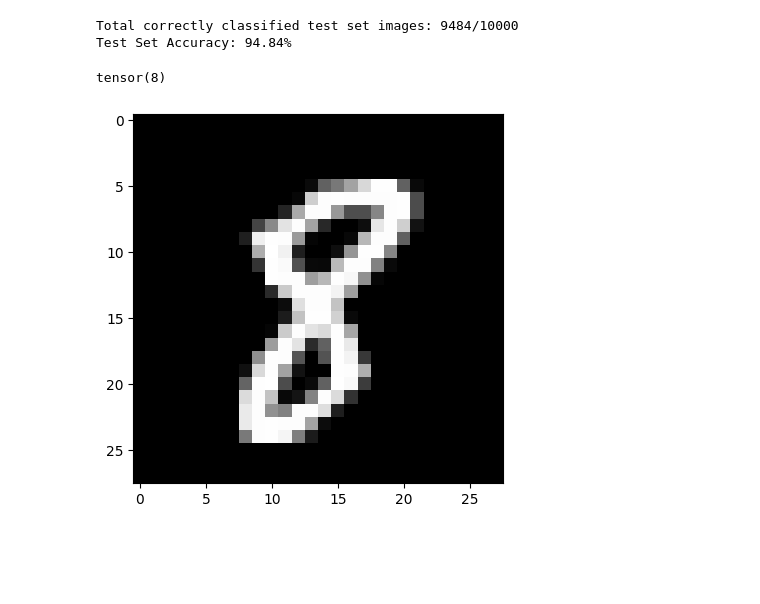
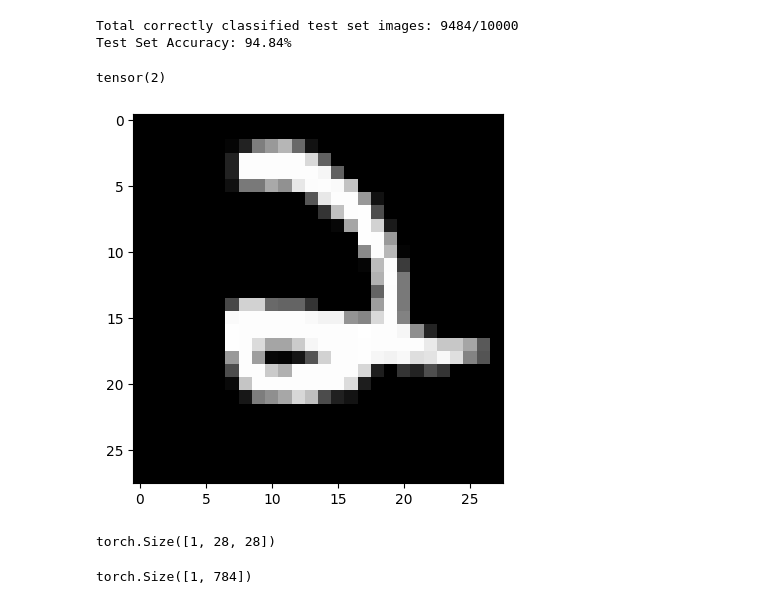
Before and after one commit to AutomationLab-Unime/BioIng_SNN_Slides, a Jupyter notebook: Tutorials/Esempio_27_10_25.ipynb, the cells around one changed output. Cells and saved outputs as stored; diff of their text form; code cells hidden in the pictures; blank space fills up the shorter version.

```diff
--- a/Tutorials/Esempio_27_10_25.ipynb
+++ b/Tutorials/Esempio_27_10_25.ipynb
@@ -330,9 +330,17 @@ for data, targets in test_loader:
     targets = targets
     break
 # %%
-plt.imshow(data[8].squeeze(), cmap='gray')
-print(targets[8])
+plt.imshow(data[1].squeeze(), cmap='gray')
+print(targets[1])
 # %% [output]
-tensor(8)
+tensor(2)
-[figure, old version]
+[figure, new version]
+# %%
+data[9].shape
+# %% [output]
+torch.Size([1, 28, 28])
+# %%
+data[9].view(1,-1).shape
+# %% [output]
+torch.Size([1, 784])
 # %%
```
Also changed, not shown: parts of 2 cells of this notebook, 1 other file.
